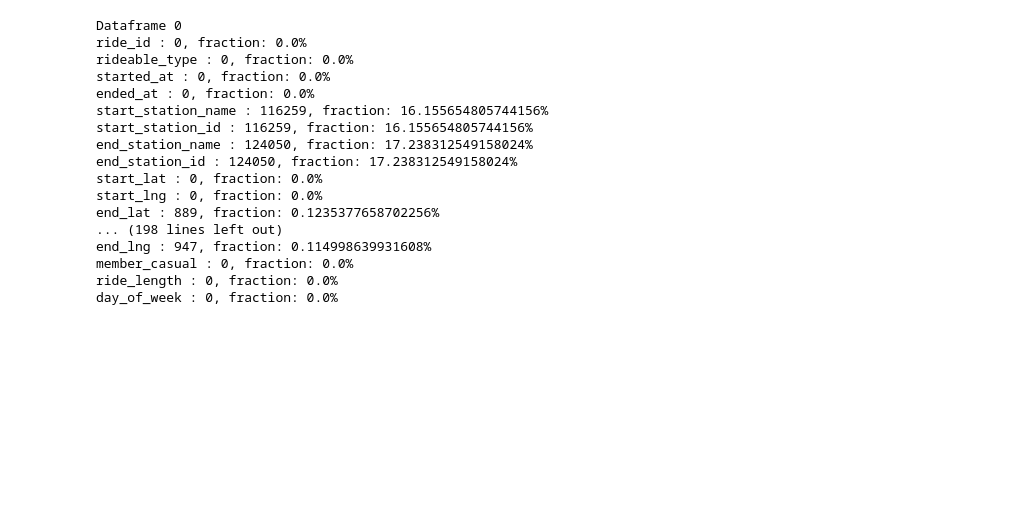
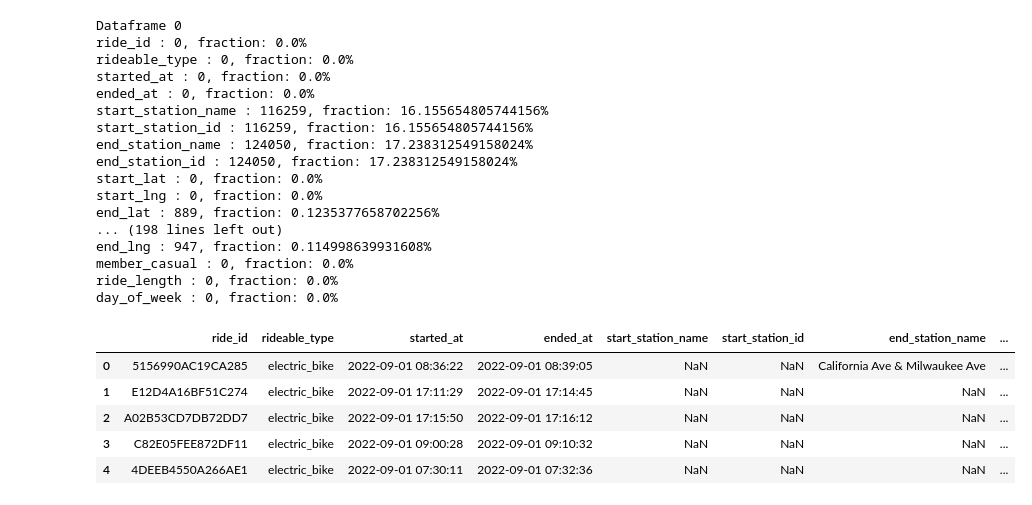
Before and after one commit to alliajagbe/data-analytics, a Jupyter notebook: case_study/notebook.ipynb, the cells around one changed output. Drawn from its saved outputs; the diff is of its cells as text; code cells hidden in the pictures; blank space fills up the shorter version.

```diff
--- a/case_study/notebook.ipynb
+++ b/case_study/notebook.ipynb
@@ -187,0 +188,10 @@ for dataframe in all_dfs:
+# %%
+# verifying the changes
+september2022.head()
+# %% [output]
+|  | ride_id | rideable_type | started_at | ended_at | start_station_name | start_station_id | end_station_name | ... |
+| 0 | 5156990AC19CA285 | electric_bike | 2022-09-01 08:36:22 | 2022-09-01 08:39:05 | NaN | NaN | California Ave & Milwaukee Ave | ... |
+| 1 | E12D4A16BF51C274 | electric_bike | 2022-09-01 17:11:29 | 2022-09-01 17:14:45 | NaN | NaN | NaN | ... |
+| 2 | A02B53CD7DB72DD7 | electric_bike | 2022-09-01 17:15:50 | 2022-09-01 17:16:12 | NaN | NaN | NaN | ... |
+| 3 | C82E05FEE872DF11 | electric_bike | 2022-09-01 09:00:28 | 2022-09-01 09:10:32 | NaN | NaN | NaN | ... |
+| 4 | 4DEEB4550A266AE1 | electric_bike | 2022-09-01 07:30:11 | 2022-09-01 07:32:36 | NaN | NaN | NaN | ... |
```
Also changed, not shown: parts of 1 cell of this notebook.
